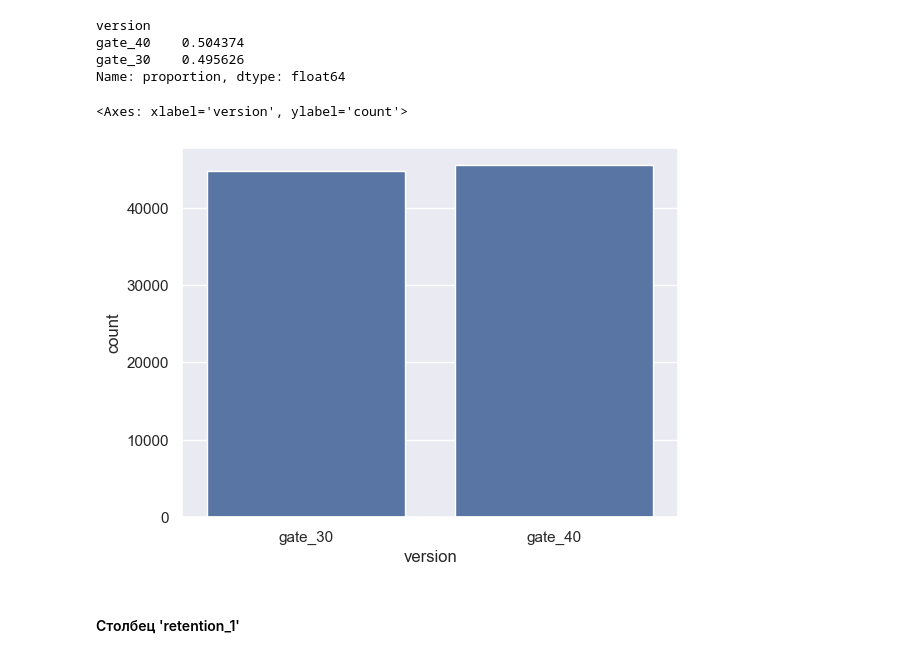
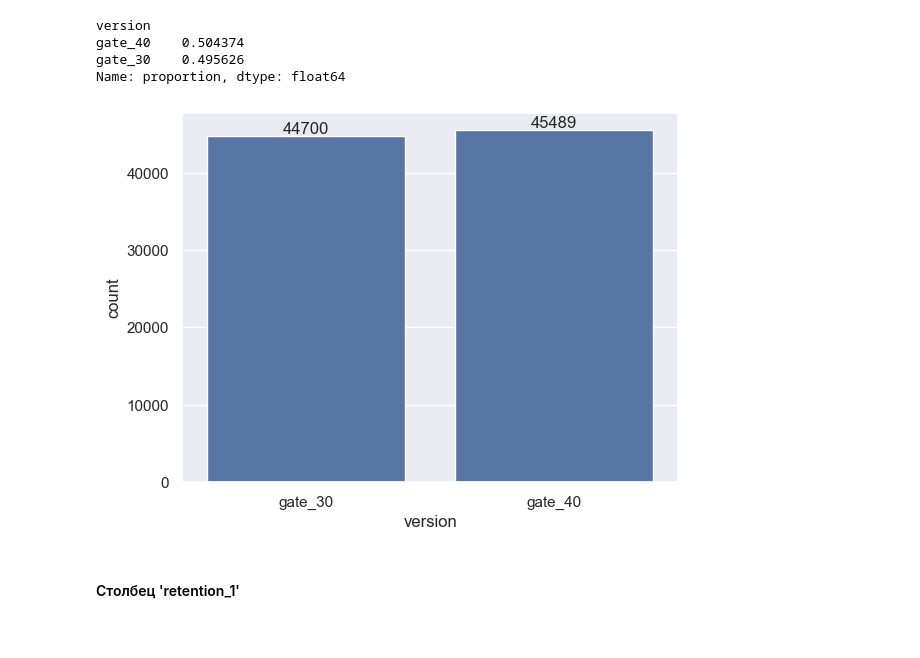
Before and after one commit to sashareva/A-B-testing-EDA, a Jupyter notebook: A B testing. EDA.ipynb, the cells around one changed output. Cells and saved outputs as stored; diff of their text form; code cells hidden in the pictures.

```diff
--- a/A B testing. EDA.ipynb
+++ b/A B testing. EDA.ipynb
@@ -160,10 +161,11 @@ gate_30    0.495626
 Name: proportion, dtype: float64
 # %%
 # Визуализация количества записей в столбце 'version'
-sns.countplot(x = 'version', data = df)
+ax = sns.countplot(data = df, x = 'version')
+for label in ax.containers:
+    ax.bar_label(label)
 # %% [output]
-<Axes: xlabel='version', ylabel='count'>
-[figure, old version]
+[figure, new version]
 # %% [markdown]
 #### Столбец 'retention_1'
 # %%
```
Also changed, not shown: parts of 79 cells of this notebook.
